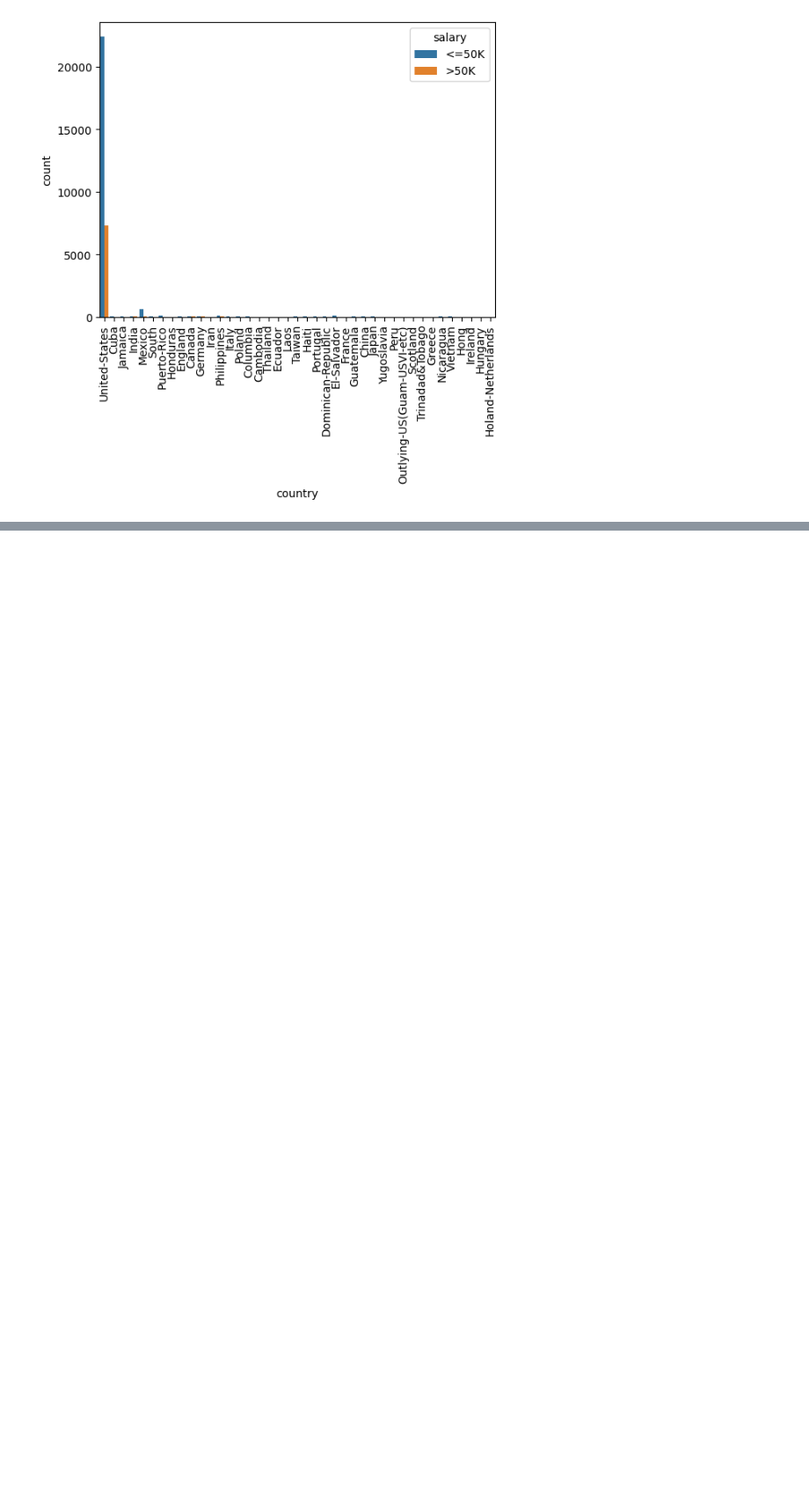
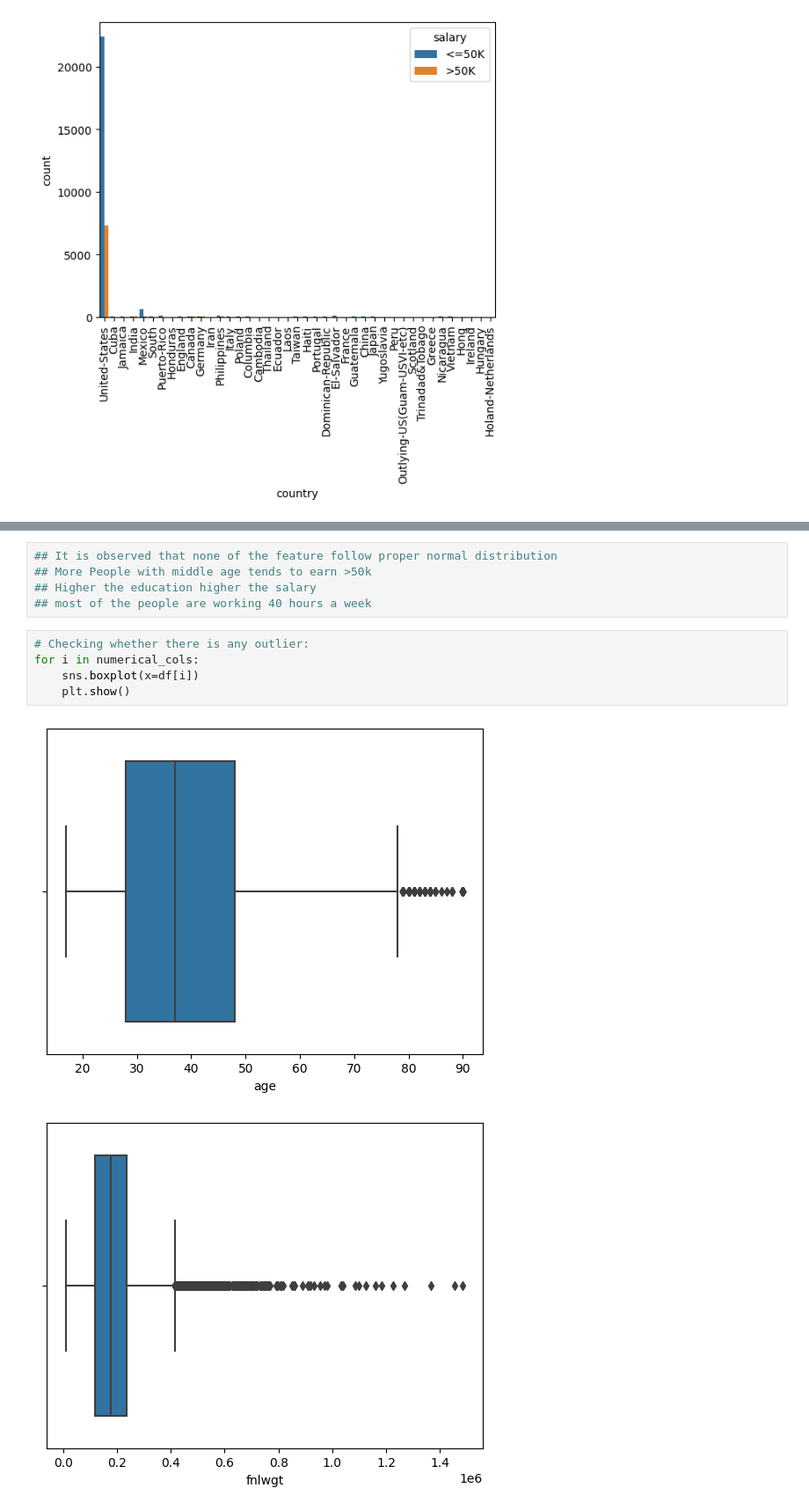
Before and after one commit to fhrt811/Income_Prediction, a Jupyter notebook: notebooks/EDA.ipynb, the cells around one changed output, grey strips where cells are left out. Shown at 88% size. Cells and saved outputs as stored; diff of their text form; blank space fills up the shorter version.

```diff
--- a/notebooks/EDA.ipynb
+++ b/notebooks/EDA.ipynb
@@ -333,0 +356,13 @@ for i in allCol:
+# %%
+## It is observed that none of the feature follow proper normal distribution
+## More People with middle age tends to earn >50k
+## Higher the education higher the salary
+## most of the people are working 40 hours a week
+# %%
+# Checking whether there is any outlier:
+for i in numerical_cols:
+    sns.boxplot(x=df[i])
+    plt.show()
+# %% [output]
+[figure, added]
+[figure, added]
```
Also changed, not shown: parts of 19 cells of this notebook.
